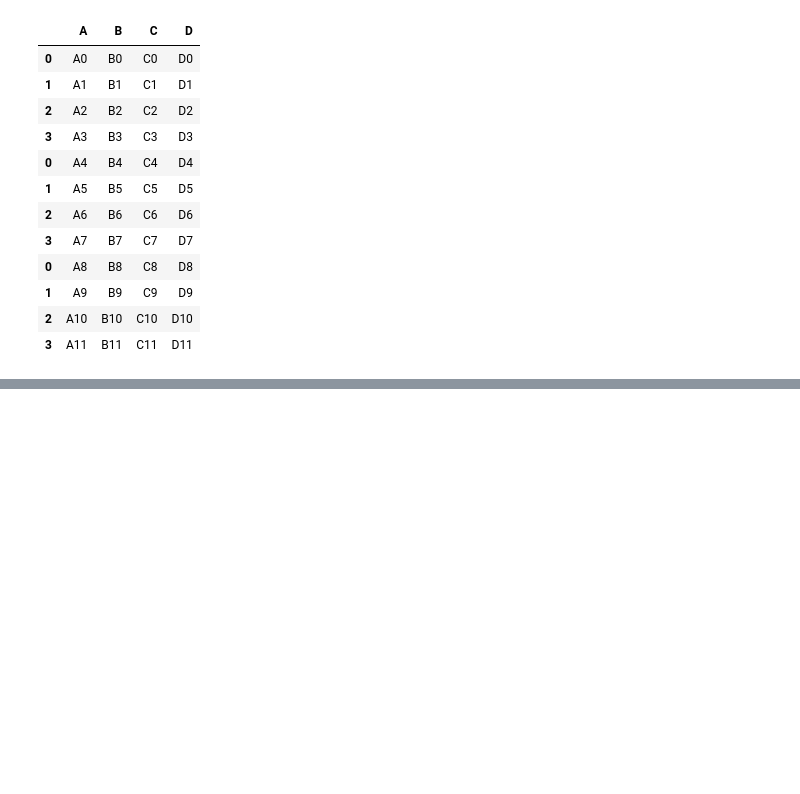
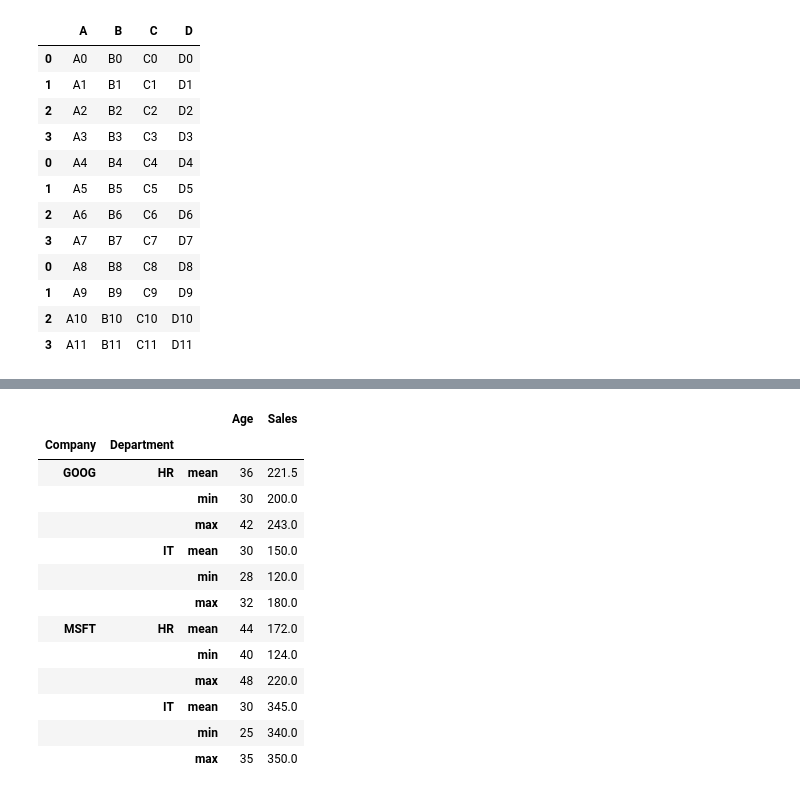
Before and after one commit to MehmetAltinkurt/Data_Science_Study_Notes, a Jupyter notebook: DAwPY_Preclass_Pandas.ipynb, the cells around one changed output, grey strips where cells are left out. Cells and saved outputs as stored; diff of their text form; code cells hidden in the pictures; blank space fills up the shorter version.

```diff
--- a/DAwPY_Preclass_Pandas.ipynb
+++ b/DAwPY_Preclass_Pandas.ipynb
@@ -3233,0 +3301,9 @@ pd.concat([df1,df2,df3],axis=0)
+# %%
+data = {'Company':['GOOG', 'GOOG', 'MSFT', 'MSFT', 'GOOG', 'MSFT', 'GOOG', 'MSFT'],
+        'Department':['HR', 'IT', 'IT', 'HR', 'HR', 'IT', 'IT', 'HR'],
+        'Person':['Sam', 'Charlie', 'Amy', 'Vanessa', 'Carl', 'Sarah', 'Tom', 'Terry'],
+        'Age':[30, 28, 35, 40, 42, 25, 32, 48],
+        'Sales':[200, 120, 340, 124, 243, 350, 180, 220]}
+# %%
+df=pd.DataFrame(data)
+df
@@ -3233,0 +3353,3 @@ pd.concat([df1,df2,df3],axis=0)
+# %%
+df2=df.groupby(["Company","Department"]).agg(["mean","min","max"])
+df2
@@ -3233,0 +3364,17 @@ pd.concat([df1,df2,df3],axis=0)
+# %%
+df2.stack(level=-1)
+# %% [output]
+|  |  |  | Age | Sales |
+| Company | Department |  |  |  |
+| GOOG | HR | mean | 36 | 221.5 |
+|  |  | min | 30 | 200.0 |
+|  |  | max | 42 | 243.0 |
+|  | IT | mean | 30 | 150.0 |
+|  |  | min | 28 | 120.0 |
+|  |  | max | 32 | 180.0 |
+| MSFT | HR | mean | 44 | 172.0 |
+|  |  | min | 40 | 124.0 |
+|  |  | max | 48 | 220.0 |
+|  | IT | mean | 30 | 345.0 |
+|  |  | min | 25 | 340.0 |
+|  |  | max | 35 | 350.0 |
```
Also changed, not shown: parts of 60 cells of this notebook.
